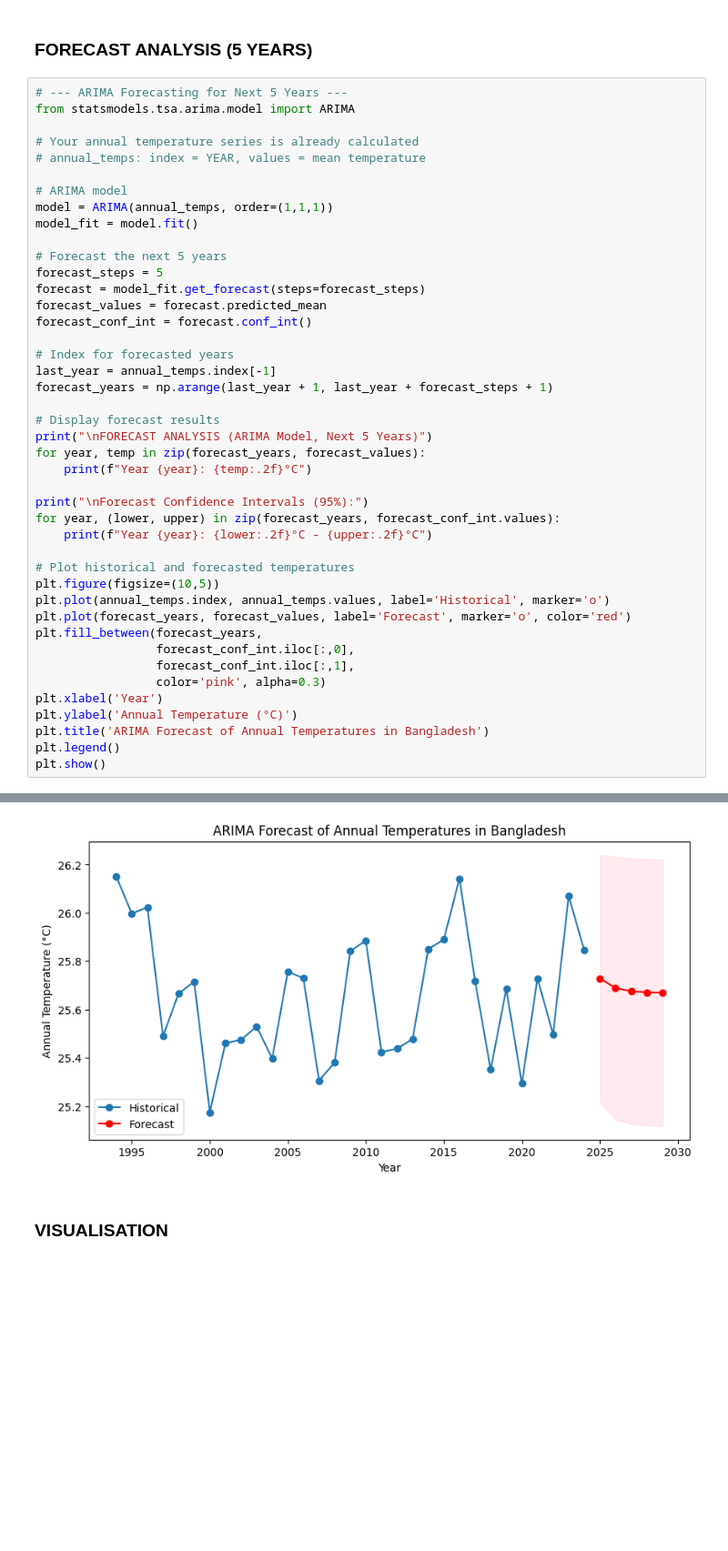
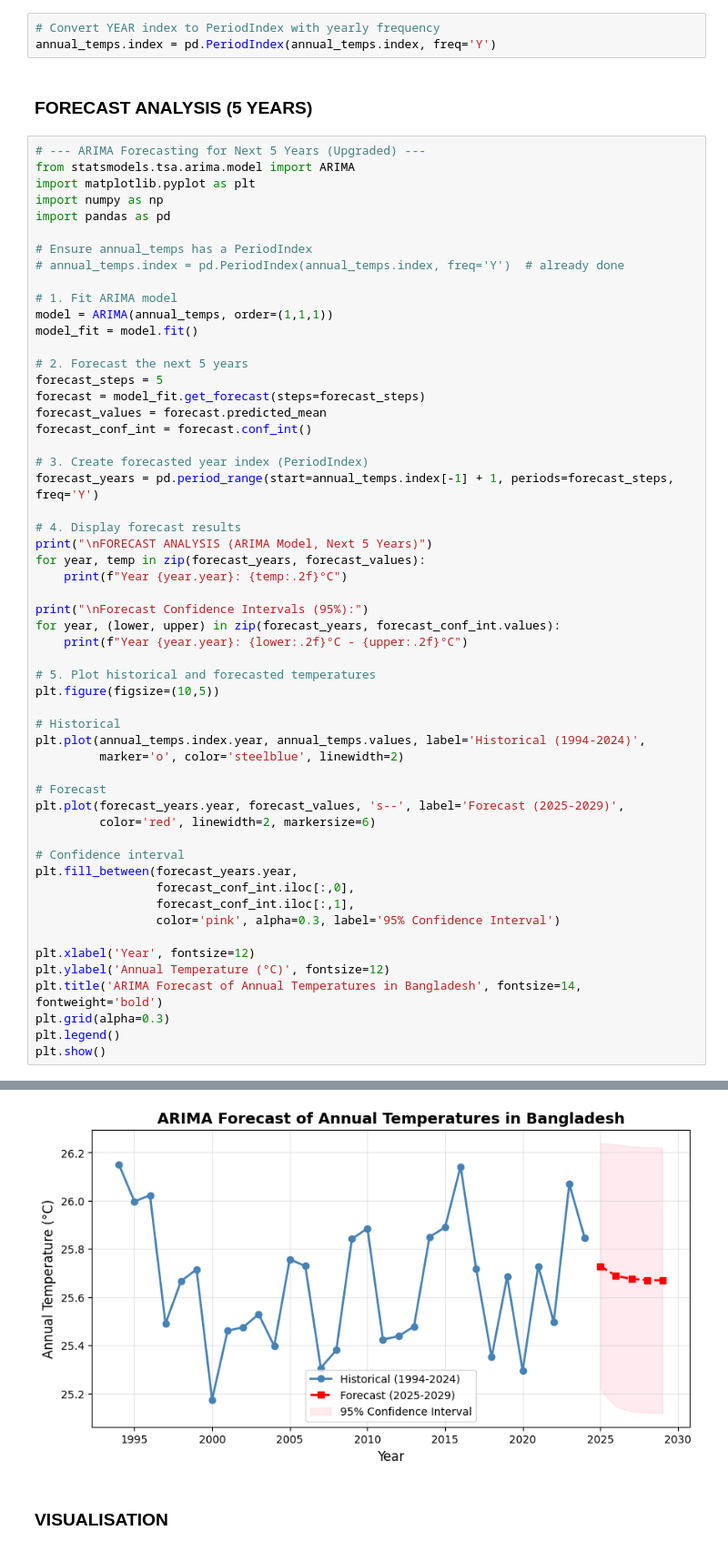
Before and after one commit to OlusolaCC/python-practise, a Jupyter notebook: time_series_Statistics.ipynb, the cells around one changed output, grey strips where cells are left out. Shown at 91% size. Drawn from its saved outputs; the diff is of its cells as text; blank space fills up the shorter version.

Commit message:
Updated Time Series

```diff
--- a/time_series_Statistics.ipynb
+++ b/time_series_Statistics.ipynb
@@ -196,66 +196,81 @@ print("ARIMA is ready to use!")
 # %% [output]
 0.14.6
 ARIMA is ready to use!
+# %%
+# Convert YEAR index to PeriodIndex with yearly frequency
+annual_temps.index = pd.PeriodIndex(annual_temps.index, freq='Y')
 # %% [markdown]
 ### FORECAST ANALYSIS (5 YEARS)
 # %%
-# --- ARIMA Forecasting for Next 5 Years ---
+# --- ARIMA Forecasting for Next 5 Years (Upgraded) ---
 from statsmodels.tsa.arima.model import ARIMA
+import matplotlib.pyplot as plt
+import numpy as np
+import pandas as pd
 
-# Your annual temperature series is already calculated
-# annual_temps: index = YEAR, values = mean temperature
+# Ensure annual_temps has a PeriodIndex
+# annual_temps.index = pd.PeriodIndex(annual_temps.index, freq='Y')  # already done
 
-# ARIMA model
+# 1. Fit ARIMA model
 model = ARIMA(annual_temps, order=(1,1,1))
 model_fit = model.fit()
 
-# Forecast the next 5 years
+# 2. Forecast the next 5 years
 forecast_steps = 5
 forecast = model_fit.get_forecast(steps=forecast_steps)
 forecast_values = forecast.predicted_mean
 forecast_conf_int = forecast.conf_int()
 
-# Index for forecasted years
-last_year = annual_temps.index[-1]
-forecast_years = np.arange(last_year + 1, last_year + forecast_steps + 1)
+# 3. Create forecasted year index (PeriodIndex)
+forecast_years = pd.period_range(start=annual_temps.index[-1] + 1, periods=forecast_steps, freq='Y')
 
-# Display forecast results
+# 4. Display forecast results
 print("\nFORECAST ANALYSIS (ARIMA Model, Next 5 Years)")
 for year, temp in zip(forecast_years, forecast_values):
-    print(f"Year {year}: {temp:.2f}°C")
+    print(f"Year {year.year}: {temp:.2f}°C")
 
 print("\nForecast Confidence Intervals (95%):")
 for year, (lower, upper) in zip(forecast_years, forecast_conf_int.values):
-    print(f"Year {year}: {lower:.2f}°C - {upper:.2f}°C")
+    print(f"Year {year.year}: {lower:.2f}°C - {upper:.2f}°C")
 
-# Plot historical and forecasted temperatures
+# 5. Plot historical and forecasted temperatures
 plt.figure(figsize=(10,5))
-plt.plot(annual_temps.index, annual_temps.values, label='Historical', marker='o')
-plt.plot(forecast_years, forecast_values, label='Forecast', marker='o', color='red')
-plt.fill_between(forecast_years,
+
+# Historical
+plt.plot(annual_temps.index.year, annual_temps.values, label='Historical (1994-2024)',
+         marker='o', color='steelblue', linewidth=2)
+
+# Forecast
+plt.plot(forecast_years.year, forecast_values, 's--', label='Forecast (2025-2029)',
+         color='red', linewidth=2, markersize=6)
+
+# Confidence interval
+plt.fill_between(forecast_years.year,
                  forecast_conf_int.iloc[:,0],
                  forecast_conf_int.iloc[:,1],
-                 color='pink', alpha=0.3)
-plt.xlabel('Year')
-plt.ylabel('Annual Temperature (°C)')
-plt.title('ARIMA Forecast of Annual Temperatures in Bangladesh')
+                 color='pink', alpha=0.3, label='95% Confidence Interval')
+
+plt.xlabel('Year', fontsize=12)
+plt.ylabel('Annual Temperature (°C)', fontsize=12)
+plt.title('ARIMA Forecast of Annual Temperatures in Bangladesh', fontsize=14, fontweight='bold')
+plt.grid(alpha=0.3)
 plt.legend()
 plt.show()
 # %% [output]
 FORECAST ANALYSIS (ARIMA Model, Next 5 Years)
 Year 2025: 25.73°C
 Year 2026: 25.69°C
 Year 2027: 25.68°C
 Year 2028: 25.67°C
 Year 2029: 25.67°C
 
 Forecast Confidence Intervals (95%):
 Year 2025: 25.22°C - 26.24°C
 Year 2026: 25.15°C - 26.23°C
 Year 2027: 25.13°C - 26.23°C
 Year 2028: 25.12°C - 26.22°C
 Year 2029: 25.12°C - 26.22°C
-[figure, old version]
+[figure, new version]
 # %% [markdown]
 ### VISUALISATION
 # %%
```
